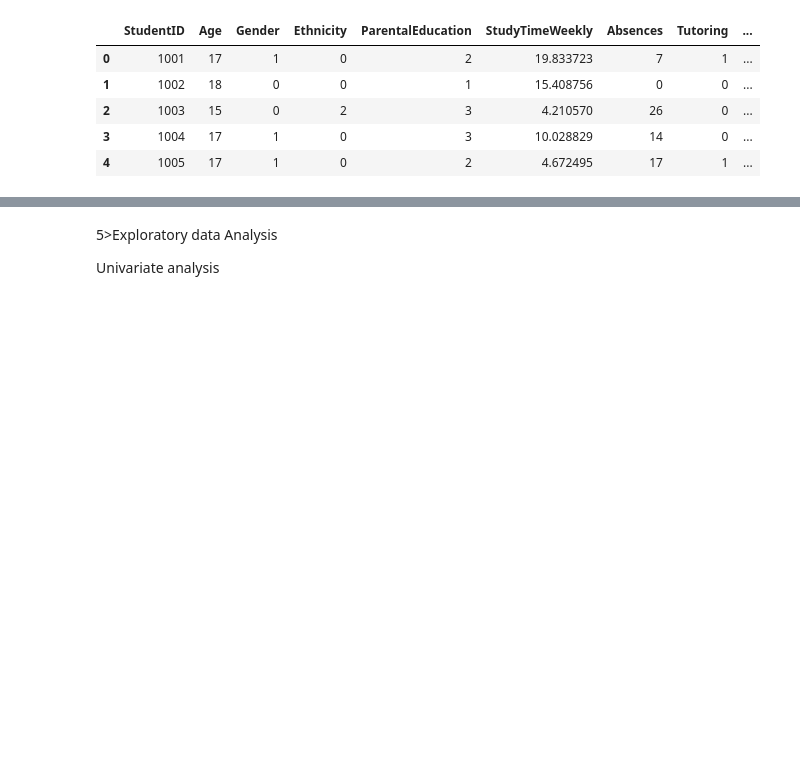
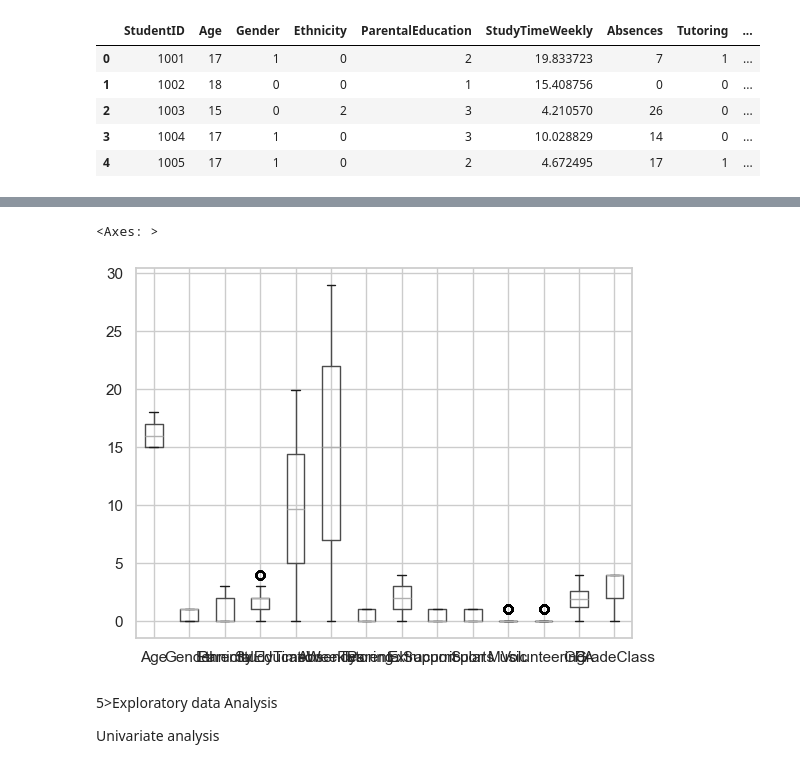
Before and after one commit to AnnMariDB/MLG382-Projects, a Jupyter notebook: MLG382Project1/Group E_MLG382_GuidedProject.ipynb, the cells around one changed output, grey strips where cells are left out. Saved outputs shown, nothing was run; the diff lists cells and outputs as text; code cells hidden in the pictures; blank space fills up the shorter version.

```diff
--- a/MLG382Project1/Group E_MLG382_GuidedProject.ipynb
+++ b/MLG382Project1/Group E_MLG382_GuidedProject.ipynb
@@ -20,3 +66,10 @@ df.head()
+# %%
+df_scaled=df.drop("StudentID", axis=1)
+#df_scaled.boxplot()
+pd.plotting.boxplot_frame(df_scaled)
+# %% [output]
+<Axes: >
+[figure, added]
 # %% [markdown]
 5>Exploratory data Analysis
 
```
Also changed, not shown: parts of 12 cells of this notebook.
